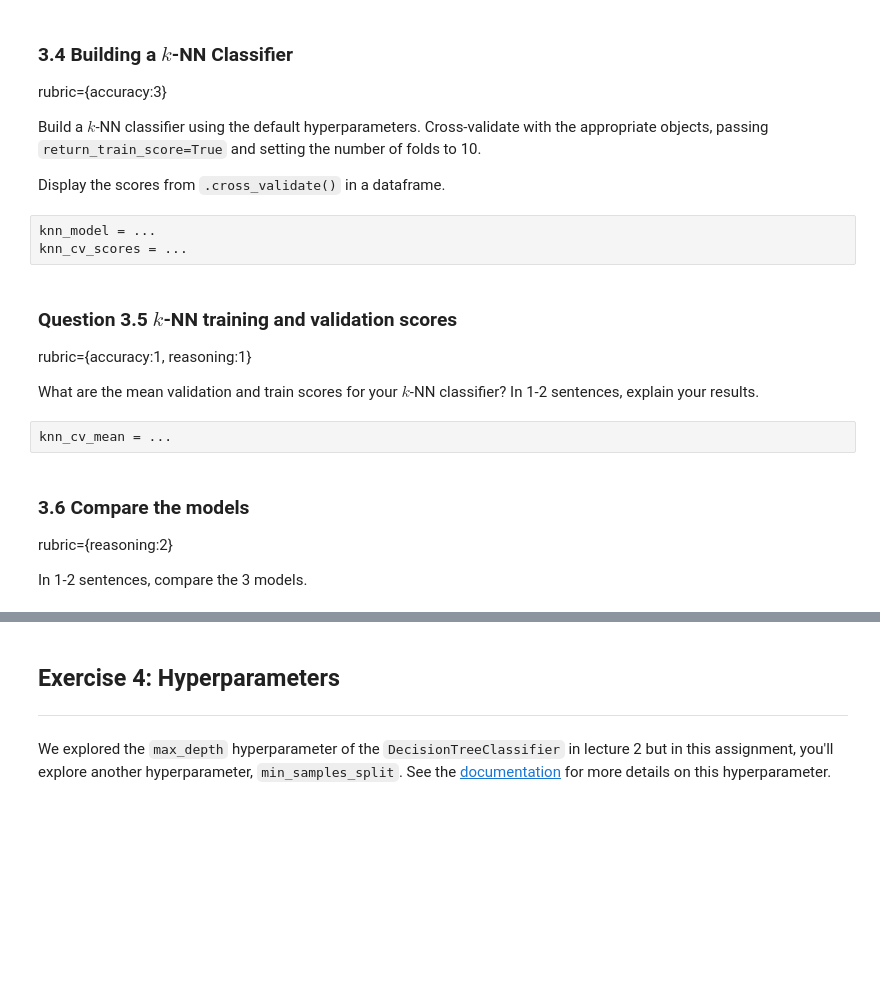
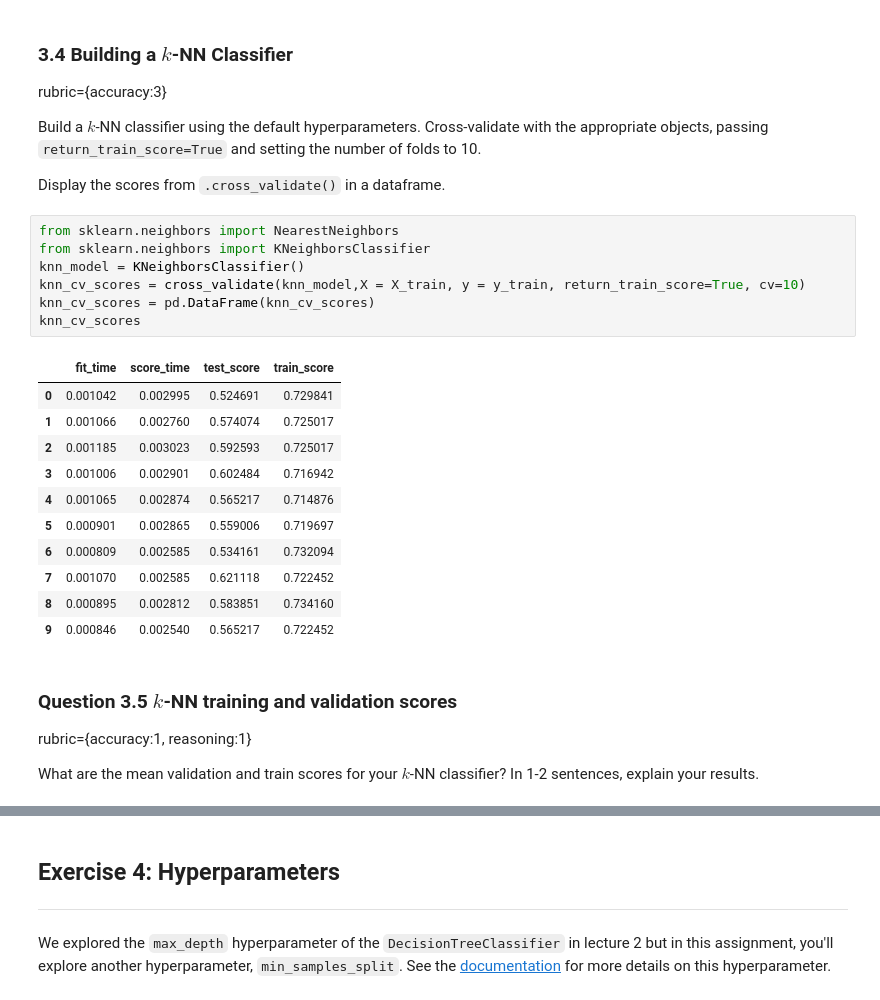
Before and after one commit to Aizenz/BAIT509assignments, a Jupyter notebook: assignment1/assignment1.ipynb, the cells around one changed output, grey strips where cells are left out. Cells and saved outputs as stored; diff of their text form; blank space fills up the shorter version.

```diff
--- a/assignment1/assignment1.ipynb
+++ b/assignment1/assignment1.ipynb
@@ -315,18 +378,27 @@ rubric={accuracy:3}
 Build a $k$-NN classifier using the default hyperparameters. Cross-validate with the appropriate objects, passing `return_train_score=True` and setting the number of folds to 10.
 
 Display the scores from `.cross_validate()` in a dataframe.
-# %%
-knn_model = ...
-knn_cv_scores = ...
+# %%
+from sklearn.neighbors import NearestNeighbors
+from sklearn.neighbors import KNeighborsClassifier
+knn_model = KNeighborsClassifier()
+knn_cv_scores = cross_validate(knn_model,X = X_train, y = y_train, return_train_score=True, cv=10)
+knn_cv_scores = pd.DataFrame(knn_cv_scores)
+knn_cv_scores
+# %% [output]
+|  | fit_time | score_time | test_score | train_score |
+| 0 | 0.001042 | 0.002995 | 0.524691 | 0.729841 |
+| 1 | 0.001066 | 0.002760 | 0.574074 | 0.725017 |
+| 2 | 0.001185 | 0.003023 | 0.592593 | 0.725017 |
+| 3 | 0.001006 | 0.002901 | 0.602484 | 0.716942 |
+| 4 | 0.001065 | 0.002874 | 0.565217 | 0.714876 |
+| 5 | 0.000901 | 0.002865 | 0.559006 | 0.719697 |
+| 6 | 0.000809 | 0.002585 | 0.534161 | 0.732094 |
+| 7 | 0.001070 | 0.002585 | 0.621118 | 0.722452 |
+| 8 | 0.000895 | 0.002812 | 0.583851 | 0.734160 |
+| 9 | 0.000846 | 0.002540 | 0.565217 | 0.722452 |
 # %% [markdown]
 ### Question 3.5 $k$-NN training and validation scores
 rubric={accuracy:1, reasoning:1}
 
 What are the mean validation and train scores for your $k$-NN classifier? In 1-2 sentences, explain your results.
-# %%
-knn_cv_mean = ...
-# %% [markdown]
-### 3.6 Compare the models
-rubric={reasoning:2}
-
-In 1-2 sentences, compare the 3 models.
```
Also changed, not shown: parts of 32 cells of this notebook, 1 other file.
